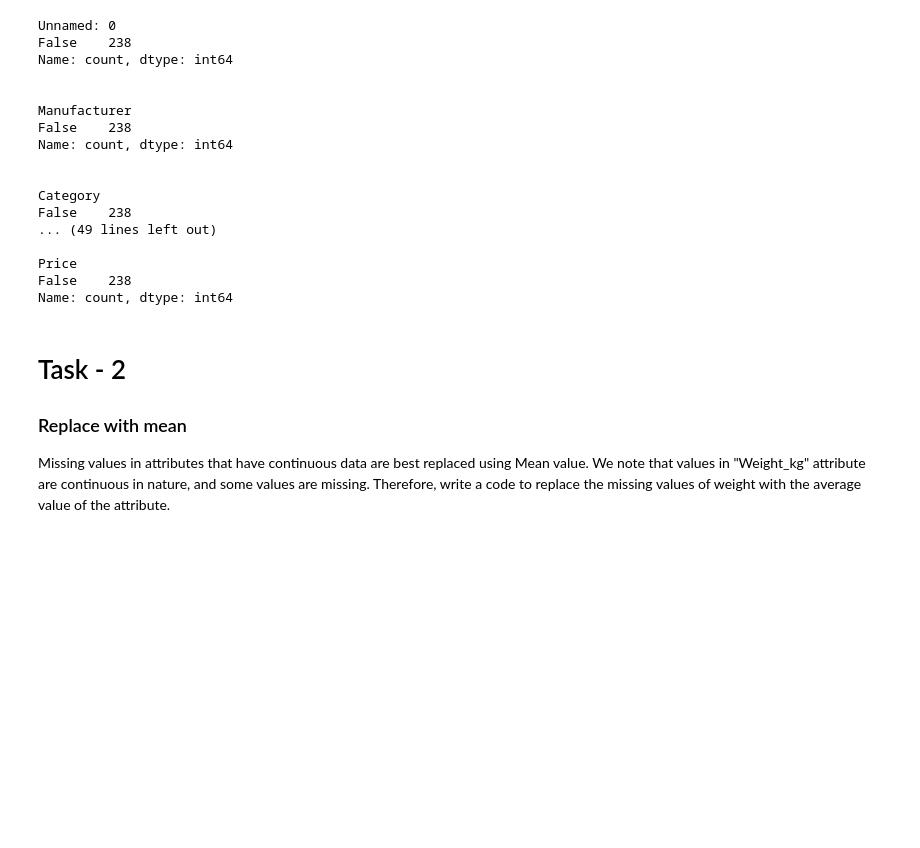
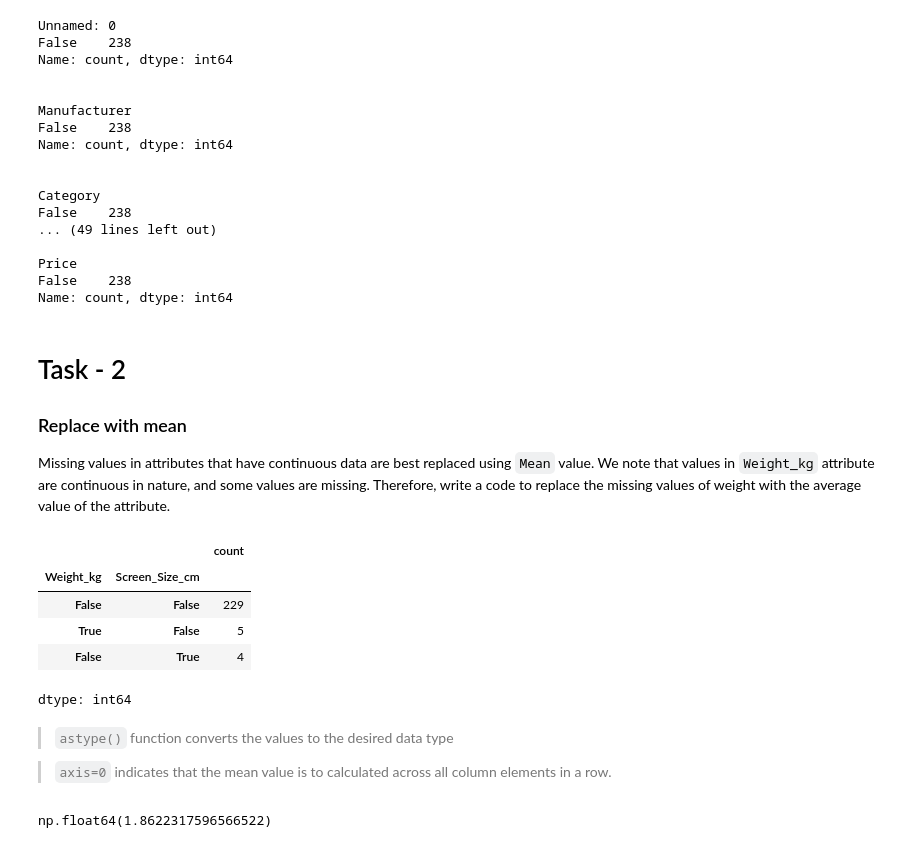
Before and after one commit to sayanarajasekhar/pandas, a Jupyter notebook: Data_Wrangling_Practice.ipynb, the cells around one changed output. Saved outputs shown, nothing was run; the diff lists cells and outputs as text; code cells hidden in the pictures; blank space fills up the shorter version.

```diff
--- a/Data_Wrangling_Practice.ipynb
+++ b/Data_Wrangling_Practice.ipynb
@@ -177,4 +177,24 @@ Name: count, dtype: int64
 # Task - 2
 
 ### Replace with mean
-Missing values in attributes that have continuous data are best replaced using Mean value. We note that values in "Weight_kg" attribute are continuous in nature, and some values are missing. Therefore, write a code to replace the missing values of weight with the average value of the attribute.
+Missing values in attributes that have continuous data are best replaced using `Mean` value. We note that values in `Weight_kg` attribute are continuous in nature, and some values are missing. Therefore, write a code to replace the missing values of weight with the average value of the attribute.
+# %%
+missing_data[['Weight_kg', 'Screen_Size_cm']].value_counts()
+# %% [output]
+|  |  | count |
+| Weight_kg | Screen_Size_cm |  |
+| False | False | 229 |
+| True | False | 5 |
+| False | True | 4 |
+dtype: int64
+# %% [markdown]
+> `astype()` function converts the values to the desired data type
+
+> `axis=0` indicates that the mean value is to calculated across all column elements in a row.
+# %%
+# astype() function converts the values to the desired data type
+# axis=0 indicates that the mean value is to calculated across all column elements in a row.
+weight_mean = df['Weight_kg'].astype(float).mean(axis=0)
+weight_mean
+# %% [output]
+np.float64(1.8622317596566522)
```
Also changed, not shown: parts of 7 cells of this notebook.
